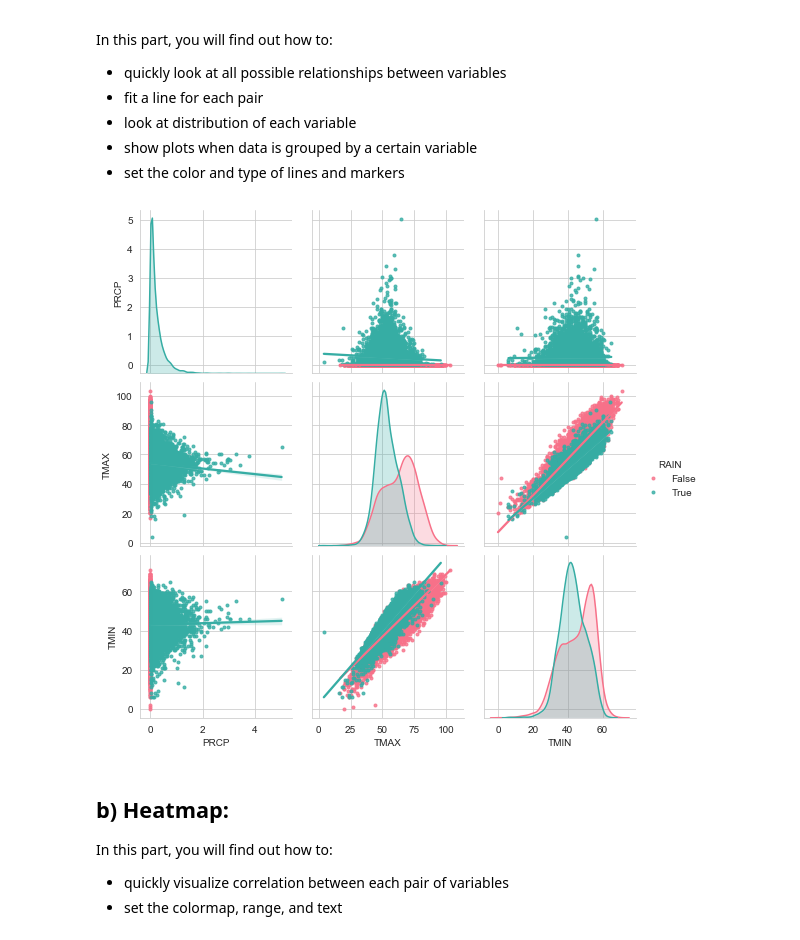
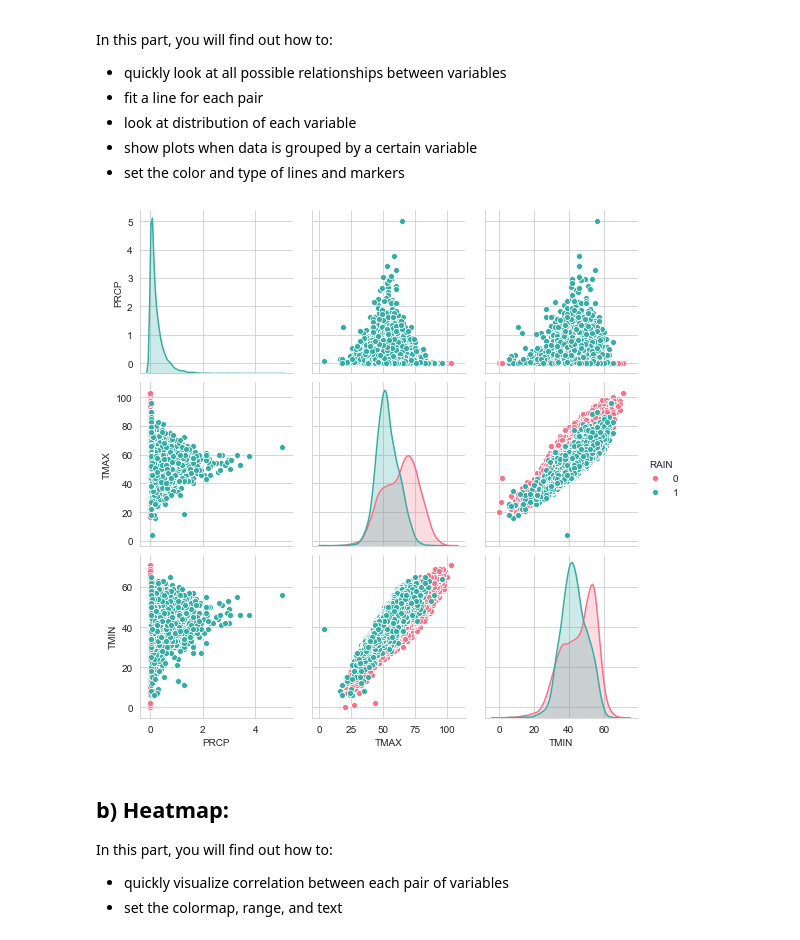
Before and after one commit to e-erfani/Visualization, a Jupyter notebook: Visualization.ipynb, the cells around one changed output. Cells and saved outputs as stored; diff of their text form; code cells hidden in the pictures.

```diff
--- a/Visualization.ipynb
+++ b/Visualization.ipynb
@@ -218,25 +218,31 @@ In this part, you will find out how to:
 # %%
 # importing libraries
 import numpy as np
 import pandas as pd
 import matplotlib.pyplot as plt
 import seaborn as sb
 from pylab import rcParams
+from sklearn.preprocessing import LabelEncoder
 
 # reading and preparing data
 met_df = pd.read_csv('./seattleWeather_1948-2017.csv')
+met_df.PRCP.fillna(met_df.PRCP.median(), inplace = True)
+met_df.RAIN.fillna(met_df.RAIN.mode()[0], inplace = True)
+
+RAIN_0_1 = LabelEncoder().fit_transform(met_df.RAIN)
+met_df['RAIN'] = RAIN_0_1
 
 # setting plot
 rcParams['figure.figsize'] = 10, 8
 sb.set_style('whitegrid')
 
 # pairplot by seaborn
 # hue: define the variable that groups the data
 # kind: fit a line for each pair
-sb.pairplot(met_df, palette = 'husl', hue = 'RAIN', kind = 'reg', markers = '.')
+sb.pairplot(met_df, palette = 'husl', hue = 'RAIN', markers = 'o') # , kind = 'reg'
 plt.show()
 # %% [output]
-[figure, old version]
+[figure, new version]
 # %% [markdown]
 ## b) Heatmap:
 
```
Also changed, not shown: parts of 6 cells of this notebook.
